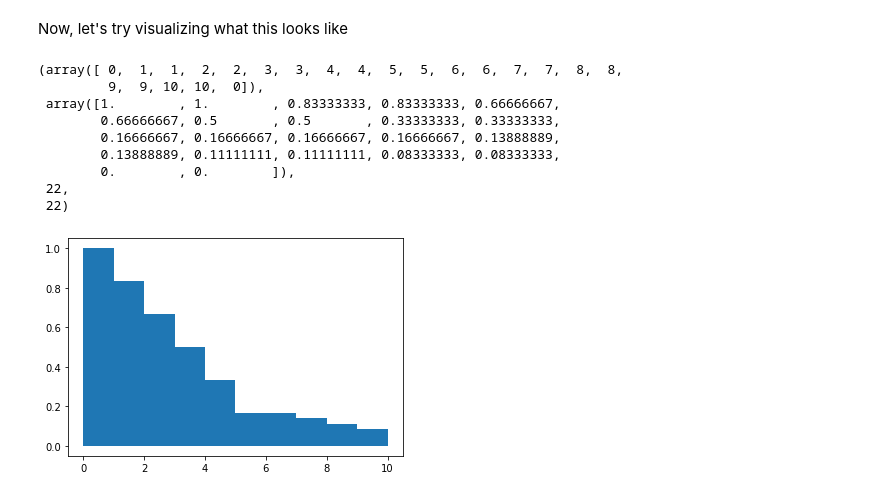
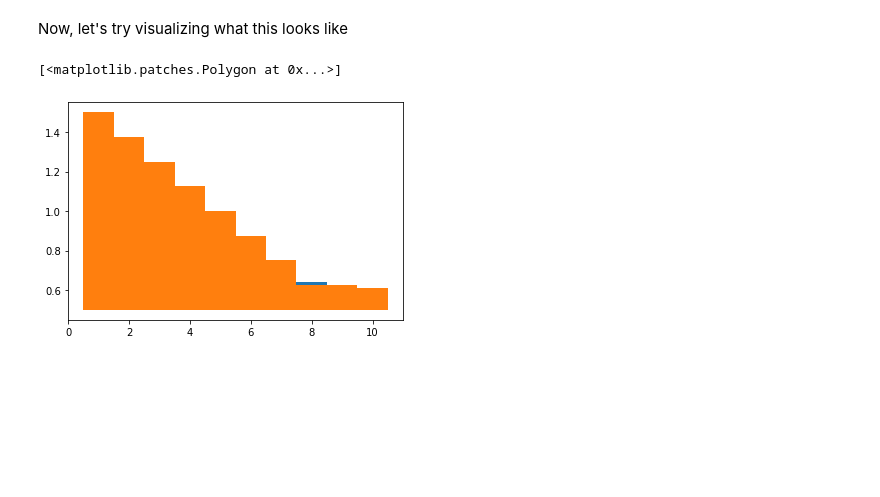
Before and after one commit to jstehn/exploding_dice_exploration, a Jupyter notebook: exploding_dice_exploration.ipynb, the cells around one changed output. Cells and saved outputs as stored; diff of their text form; code cells hidden in the pictures; blank space fills up the shorter version.

```diff
--- a/exploding_dice_exploration.ipynb
+++ b/exploding_dice_exploration.ipynb
@@ -132,6 +132,10 @@ This leaves us with an unfortunate piecewise function, however, it does make sen
 # %% [markdown]
 Now, let's try visualizing what this looks like
 # %%
+# This is a super hacky way of doing it,
+# but I wanted it to appear similar to a histogram and the other functions weren't working fo rme
+# TODO: Create a better visualization
+
 def prob_beat_dc(size, sides):
     n = sides
     x = np.insert([0,size], 1, np.repeat(np.arange(1, size),2))
@@ -143,21 +147,13 @@ def prob_beat_dc(size, sides):
         else:
             y = np.append(y, [(1/n) ** np.floor(DC / n) * (n + 1 - (DC % n)) / n])
 
-    return np.append(x,[size,0]), np.append(np.repeat(y,2),[0,0])
+    return np.append(x,[size,0])+.5, np.append(np.repeat(y,2),[0,0])+.5
 # %%
 x, y = prob_beat_dc(10,6)
-# %% [output]
-(array([ 0,  1,  1,  2,  2,  3,  3,  4,  4,  5,  5,  6,  6,  7,  7,  8,  8,
-         9,  9, 10, 10,  0]),
- array([1.        , 1.        , 0.83333333, 0.83333333, 0.66666667,
-        0.66666667, 0.5       , 0.5       , 0.33333333, 0.33333333,
-        0.16666667, 0.16666667, 0.16666667, 0.16666667, 0.13888889,
-        0.13888889, 0.11111111, 0.11111111, 0.08333333, 0.08333333,
-        0.        , 0.        ]),
- 22,
- 22)
 # %%
 ax = plt.fill(x,y)
-x, y = prob_beat_dc(10,6)
+x, y = prob_beat_dc(10,8)
+plt.fill(x,y)
 # %% [output]
+[<matplotlib.patches.Polygon at 0x...>]
-[figure, old version]
+[figure, new version]
```
